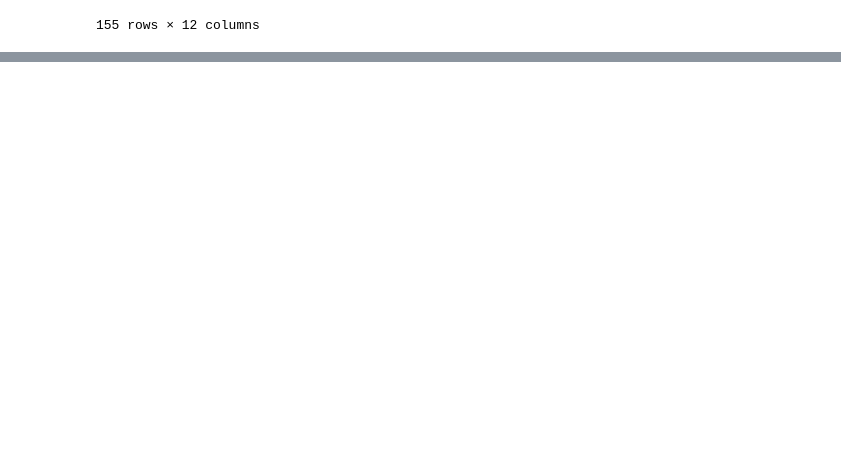
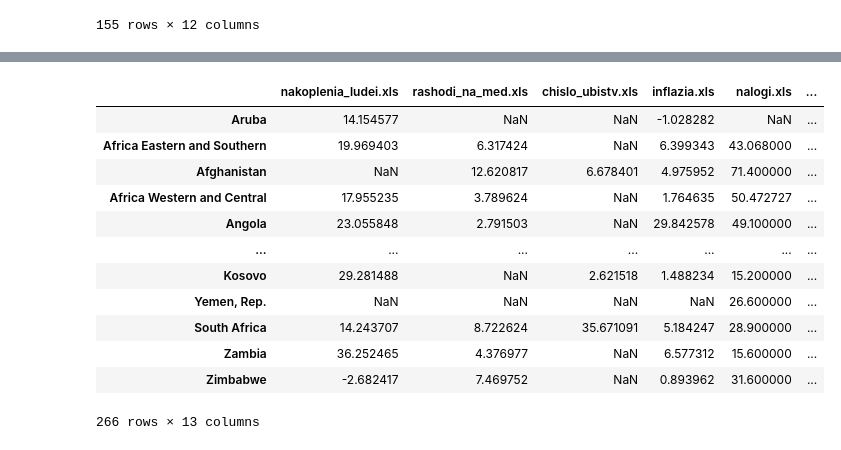
Before and after one commit to VsevolodZaostrovsky/EconometricsProject, a Jupyter notebook: to_table.ipynb, the cells around one changed output, grey strips where cells are left out. Saved outputs shown, nothing was run; the diff lists cells and outputs as text; code cells hidden in the pictures; blank space fills up the shorter version.

```diff
--- a/to_table.ipynb
+++ b/to_table.ipynb
@@ -135,0 +140,26 @@ GLODAL_DATASET = pd.DataFrame()
+# %%
+GLODAL_DATASET = pd.DataFrame()
+
+for name in obj.name_files:
+    end_of_name = name[-3:]
+    if end_of_name == "xls":
+        temp = obj.dict_obj[name][YEAR].rename(name)
+        GLODAL_DATASET = pd.concat([GLODAL_DATASET, temp], axis=1)
+
+GLODAL_DATASET = pd.concat([GLODAL_DATASET, sample_3[YEAR].rename("patenti.csv")], axis=1)
+# %%
+GLODAL_DATASET
+# %% [output]
+|  | nakoplenia_ludei.xls | rashodi_na_med.xls | chislo_ubistv.xls | inflazia.xls | nalogi.xls | ... |
+| Aruba | 14.154577 | NaN | NaN | -1.028282 | NaN | ... |
+| Africa Eastern and Southern | 19.969403 | 6.317424 | NaN | 6.399343 | 43.068000 | ... |
+| Afghanistan | NaN | 12.620817 | 6.678401 | 4.975952 | 71.400000 | ... |
+| Africa Western and Central | 17.955235 | 3.789624 | NaN | 1.764635 | 50.472727 | ... |
+| Angola | 23.055848 | 2.791503 | NaN | 29.842578 | 49.100000 | ... |
+| ... | ... | ... | ... | ... | ... | ... |
+| Kosovo | 29.281488 | NaN | 2.621518 | 1.488234 | 15.200000 | ... |
+| Yemen, Rep. | NaN | NaN | NaN | NaN | 26.600000 | ... |
+| South Africa | 14.243707 | 8.722624 | 35.671091 | 5.184247 | 28.900000 | ... |
+| Zambia | 36.252465 | 4.376977 | NaN | 6.577312 | 15.600000 | ... |
+| Zimbabwe | -2.682417 | 7.469752 | NaN | 0.893962 | 31.600000 | ... |
+266 rows × 13 columns
```
Also changed, not shown: parts of 4 cells of this notebook.
